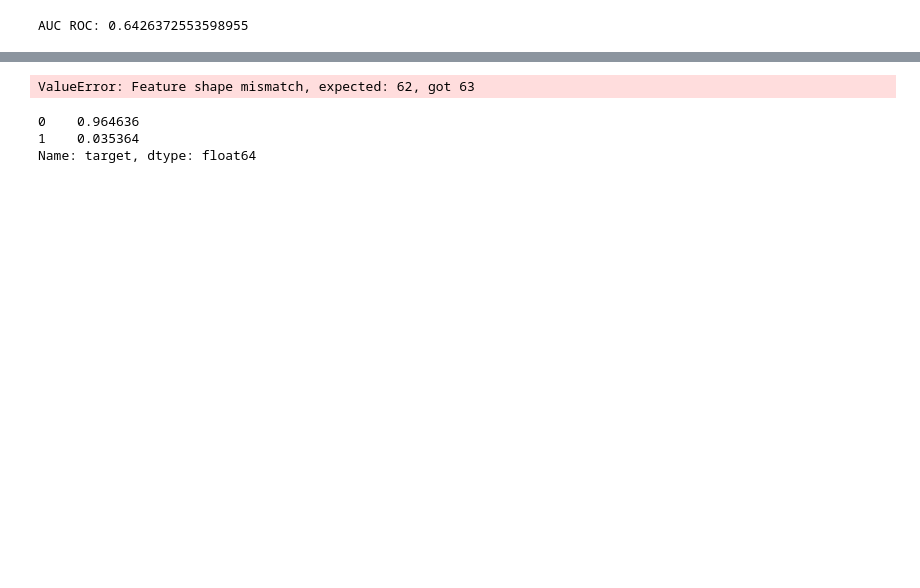
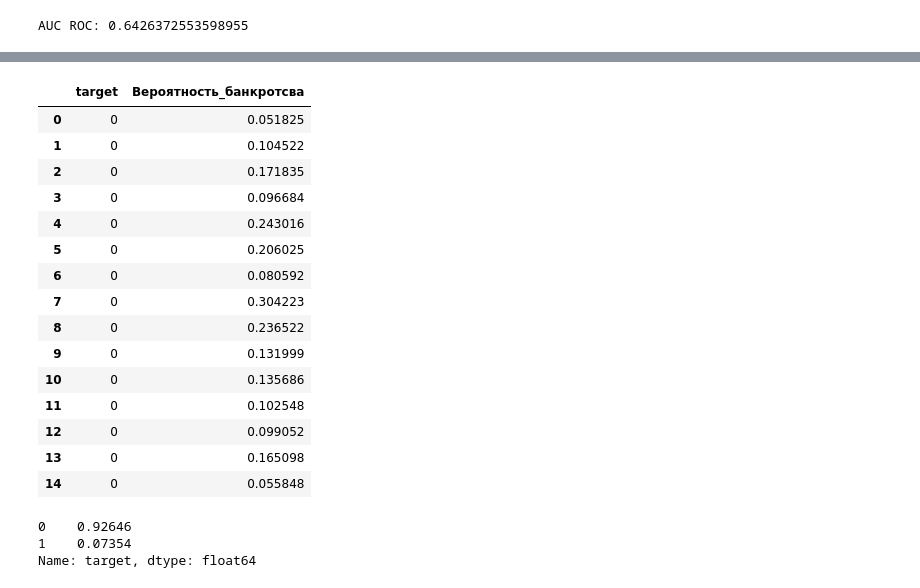
Before and after one commit to EvgeniiMileshin/scor_test, a Jupyter notebook: test.ipynb, the cells around one changed output, grey strips where cells are left out. Cells and saved outputs as stored; diff of their text form; code cells hidden in the pictures; blank space fills up the shorter version.

```diff
--- a/test.ipynb
+++ b/test.ipynb
@@ -314,3 +325,5 @@ df_credit = df_credit.drop(['Unnamed: 0',], axis=1)
+# %%
+df_reject = df_reject.values
 # %%
 # разбиение на подвыборки для кросс-валидации
 kf = KFold(n_splits=5, shuffle=True, random_state=2308)
@@ -502,15 +473,28 @@ array([0.11797158, 0.24361229, 0.2149981 , ..., 0.12484052, 0.2687567 ,
 # %%
 result = model_xgb.predict(df_reject)
 res_proba = pd.DataFrame({'target': result,
                           'Вероятность_банкротсва': y_pred
                           })
-res_proba.head()
+display(res_proba.head(15))
+# проверка результатов
+display(res_proba['target'].value_counts(normalize= True))
 # %% [output]
+|  | target | Вероятность_банкротсва |
+| 0 | 0 | 0.051825 |
+| 1 | 0 | 0.104522 |
+| 2 | 0 | 0.171835 |
+| 3 | 0 | 0.096684 |
+| 4 | 0 | 0.243016 |
+| 5 | 0 | 0.206025 |
+| 6 | 0 | 0.080592 |
+| 7 | 0 | 0.304223 |
+| 8 | 0 | 0.236522 |
+| 9 | 0 | 0.131999 |
+| 10 | 0 | 0.135686 |
+| 11 | 0 | 0.102548 |
+| 12 | 0 | 0.099052 |
+| 13 | 0 | 0.165098 |
+| 14 | 0 | 0.055848 |
-ValueError: Feature shape mismatch, expected: 62, got 63
+0    0.92646
+1    0.07354
+Name: target, dtype: float64
-# %%
-# проверка результатов
-res_proba['target'].value_counts(normalize= True)
-# %% [output]
-0    0.964636
-1    0.035364
-Name: target, dtype: float64
```
Also changed, not shown: parts of 15 cells of this notebook.
